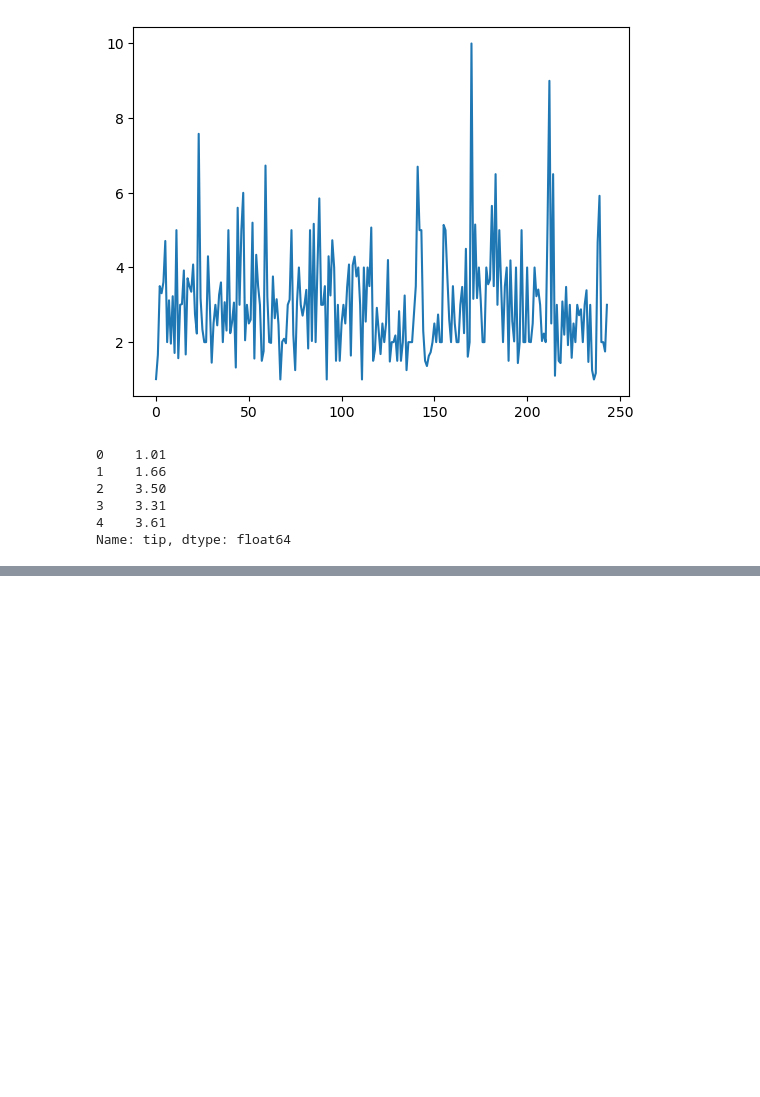
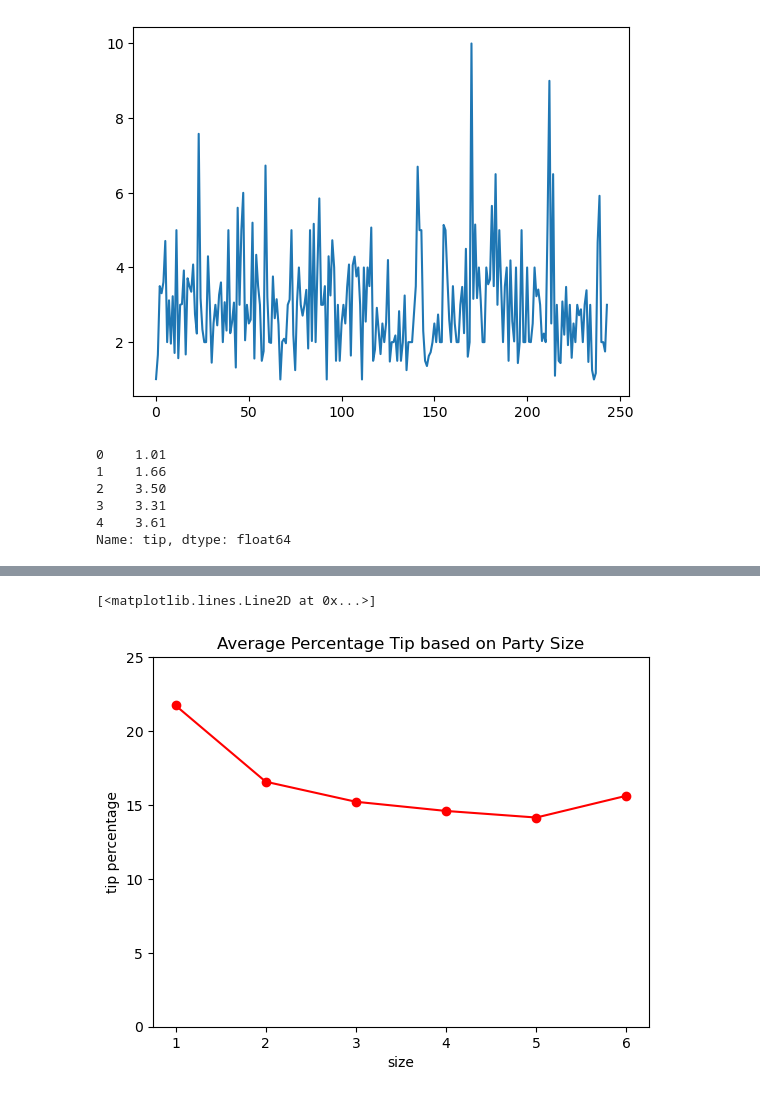
Before and after one commit to frkrbltn/visualization, a Jupyter notebook: graph.ipynb, the cells around one changed output, grey strips where cells are left out. Drawn from its saved outputs; the diff is of its cells as text; code cells hidden in the pictures; blank space fills up the shorter version.

```diff
--- a/graph.ipynb
+++ b/graph.ipynb
@@ -115,0 +134,10 @@ Name: tip, dtype: float64
+# %%
+# Now lets customize the title, labels, axis scale, legend, and colors
+plt.title('Average Percentage Tip based on Party Size')
+plt.xlabel('size')
+plt.ylabel('tip percentage')
+plt.ylim(ymin=0, ymax=25)
+plt.plot(groupsize, color='red', marker='o')
+# %% [output]
+[<matplotlib.lines.Line2D at 0x...>]
+[figure, added]
```
Also changed, not shown: parts of 3 cells of this notebook, 1 other file.
